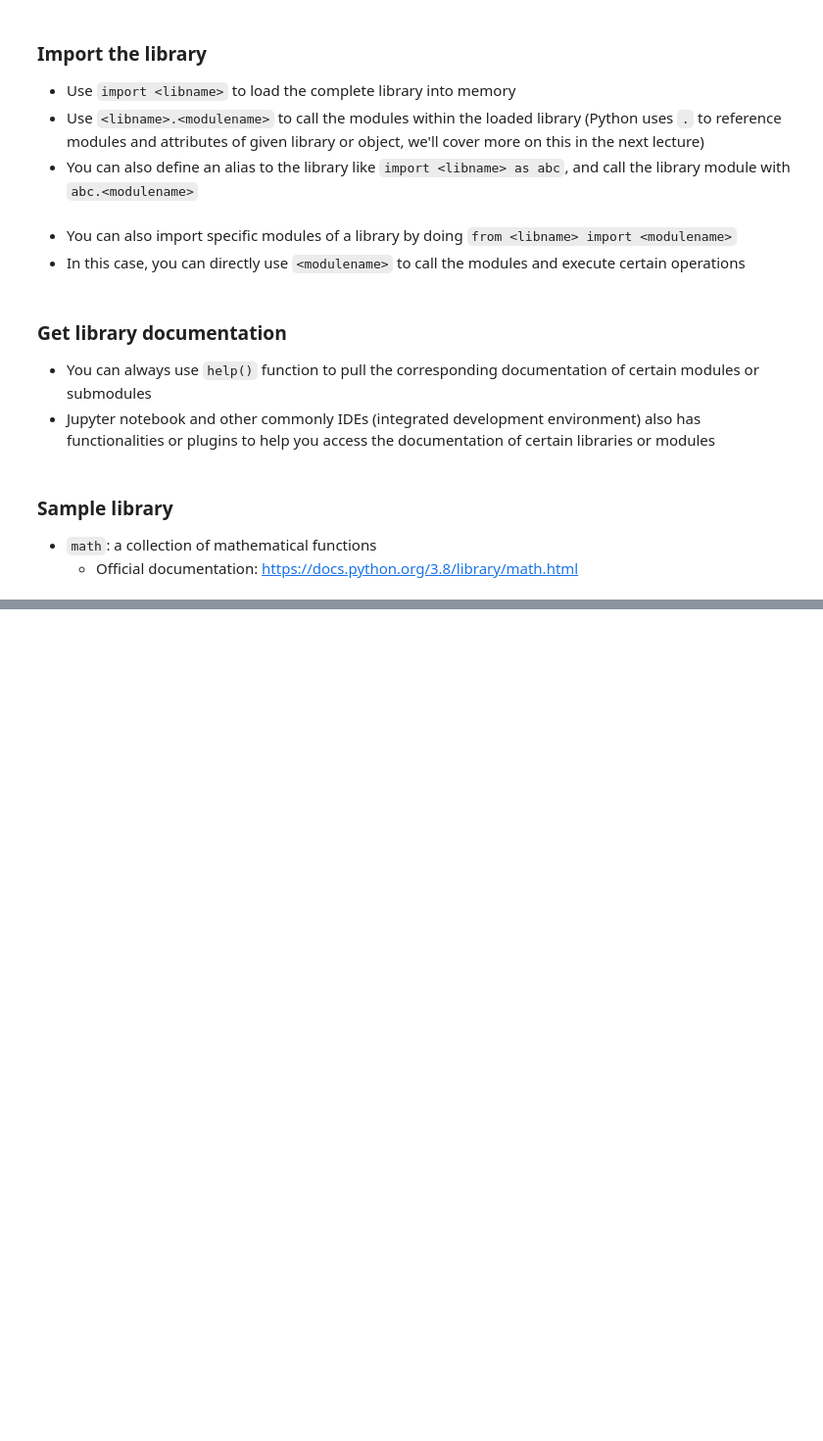
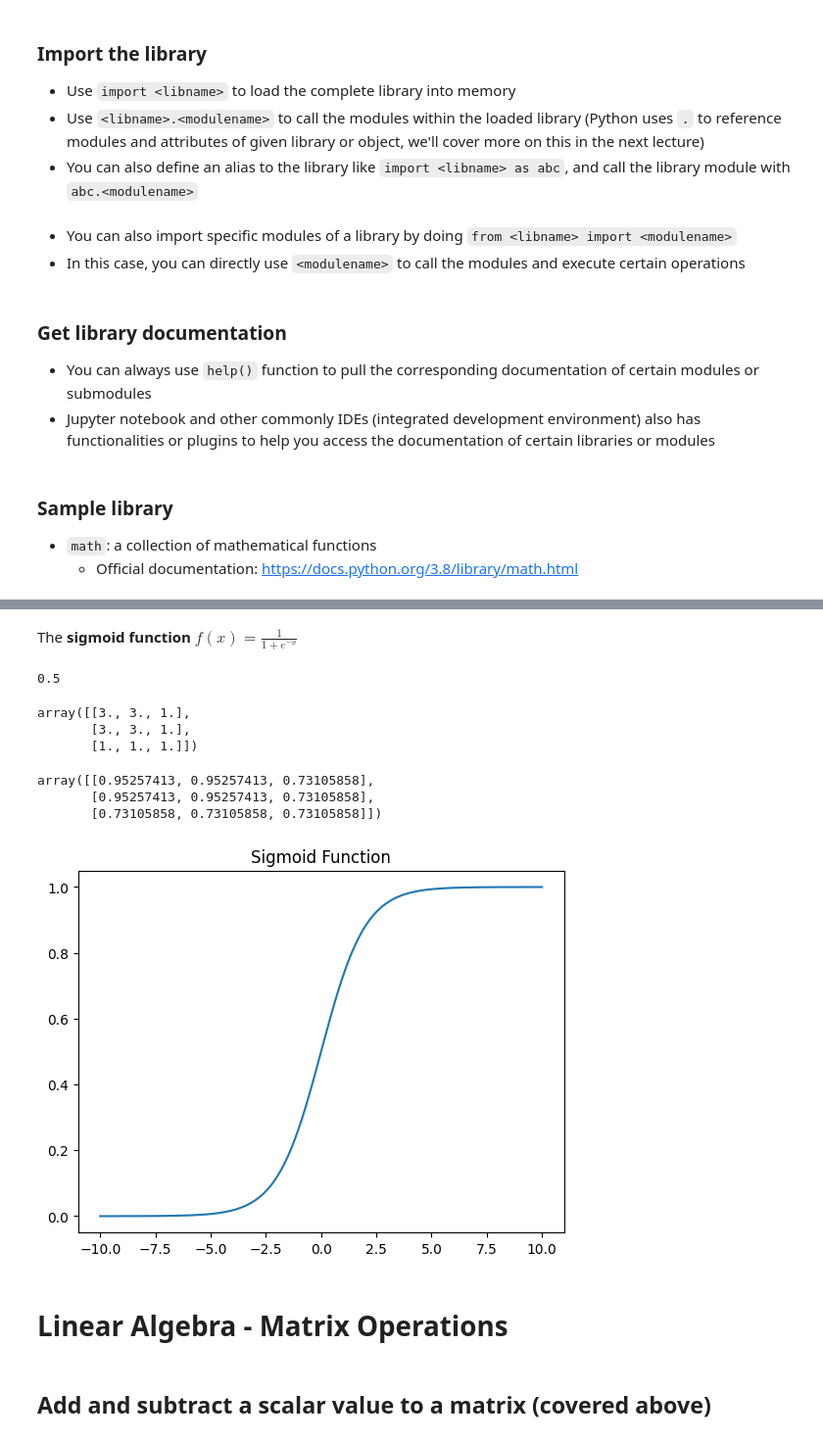
Before and after one commit to xiangshiyin/data-programming-with-python, a Jupyter notebook: 2023-fall/2023-09-12/notebook/code_demo.ipynb, the cells around one changed output, grey strips where cells are left out. Shown at 98% size. Drawn from its saved outputs; the diff is of its cells as text; code cells hidden in the pictures; blank space fills up the shorter version.

```diff
--- a/2023-fall/2023-09-12/notebook/code_demo.ipynb
+++ b/2023-fall/2023-09-12/notebook/code_demo.ipynb
@@ -298,0 +333,3 @@ math.exp(1) # math.exp(x) returns e raised to the power x, where e = 2.718281
+# %%
+x = array([1,2,3,4])
+x
@@ -298,0 +810,35 @@ math.exp(1) # math.exp(x) returns e raised to the power x, where e = 2.718281
+# %% [markdown]
+The **sigmoid function** $f(x) = \frac{1}{1+e^{-x}}$
+# %%
+def sigmoid(x):
+    output = 1/(1 + np.exp(-x))
+    return output
+# %%
+sigmoid(0)
+# %% [output]
+0.5
+# %%
+array
+# %% [output]
+array([[3., 3., 1.],
+       [3., 3., 1.],
+       [1., 1., 1.]])
+# %%
+sigmoid(array)
+# %% [output]
+array([[0.95257413, 0.95257413, 0.73105858],
+       [0.95257413, 0.95257413, 0.73105858],
+       [0.73105858, 0.73105858, 0.73105858]])
+# %%
+import matplotlib.pyplot as plt
+xs = np.linspace(-10, 10, 1000)
+ys = [sigmoid(x) for x in xs]
+plt.plot(xs, ys)
+plt.title("Sigmoid Function")
+plt.show()
+# %% [output]
+[figure, added]
+# %% [markdown]
+# Linear Algebra - Matrix Operations
+# %% [markdown]
+## Add and subtract a scalar value to a matrix (covered above)
```
Also changed, not shown: parts of 121 cells of this notebook.
